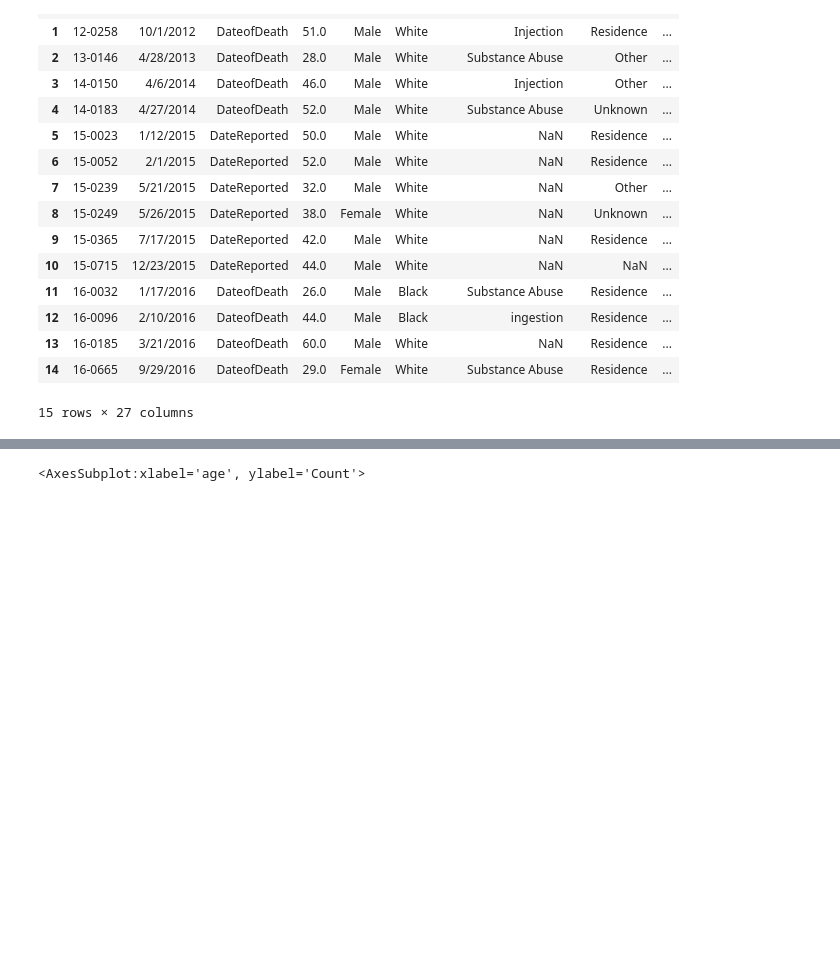
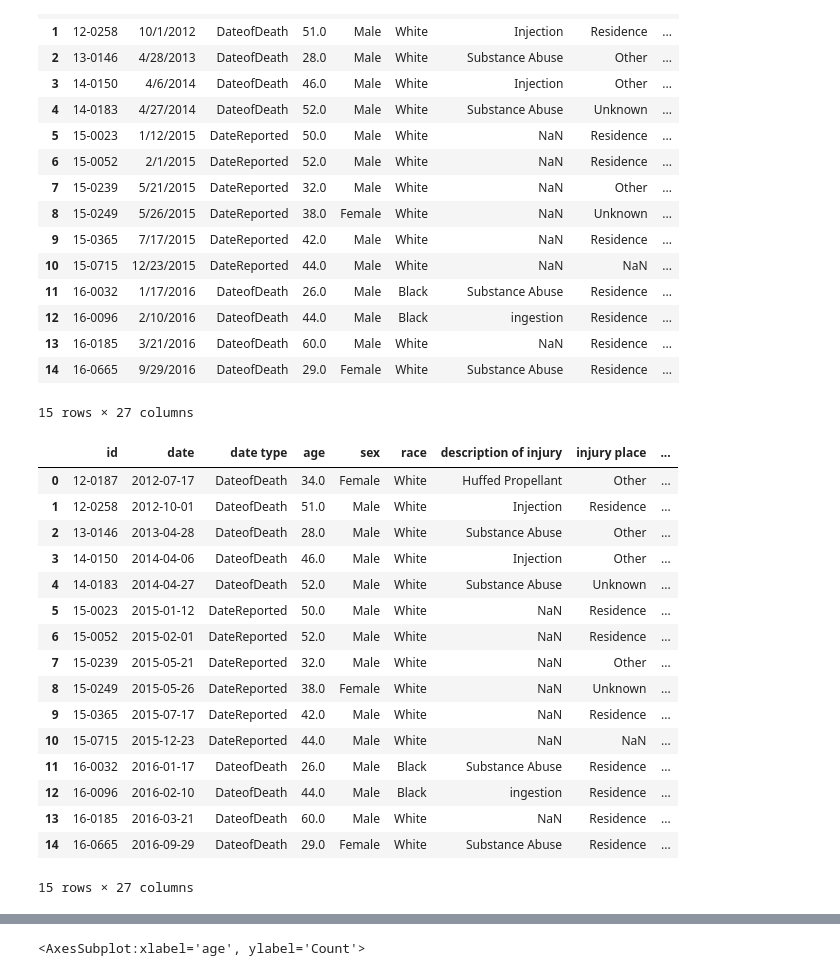
Before and after one commit to OlinaZhu/BIS634_qz258, a Jupyter notebook: Project/Data Exploration.ipynb, the cells around one changed output, grey strips where cells are left out. Drawn from its saved outputs; the diff is of its cells as text; code cells hidden in the pictures; blank space fills up the shorter version.

```diff
--- a/Project/Data Exploration.ipynb
+++ b/Project/Data Exploration.ipynb
@@ -49,3 +62,25 @@ data.head(15)
+# %%
+# updating data with type_of_drug
+data[["heroin", "cocaine", "fentanyl", "fentanyl analogue", "oxycodone", "oxymorphone", "ethanol", "hydrocodone",	"benzodiazepine", "methadone", "amphet", "tramad", "morphine (not heroin)", "hydromorphone", "xylazine", "other", "opiate nos",	"any opioid"]] = type_of_drug
+data.head(15)
+# %% [output]
+|  | id | date | date type | age | sex | race | description of injury | injury place | ... |
+| 0 | 12-0187 | 2012-07-17 | DateofDeath | 34.0 | Female | White | Huffed Propellant | Other | ... |
+| 1 | 12-0258 | 2012-10-01 | DateofDeath | 51.0 | Male | White | Injection | Residence | ... |
+| 2 | 13-0146 | 2013-04-28 | DateofDeath | 28.0 | Male | White | Substance Abuse | Other | ... |
+| 3 | 14-0150 | 2014-04-06 | DateofDeath | 46.0 | Male | White | Injection | Other | ... |
+| 4 | 14-0183 | 2014-04-27 | DateofDeath | 52.0 | Male | White | Substance Abuse | Unknown | ... |
+| 5 | 15-0023 | 2015-01-12 | DateReported | 50.0 | Male | White | NaN | Residence | ... |
+| 6 | 15-0052 | 2015-02-01 | DateReported | 52.0 | Male | White | NaN | Residence | ... |
+| 7 | 15-0239 | 2015-05-21 | DateReported | 32.0 | Male | White | NaN | Other | ... |
+| 8 | 15-0249 | 2015-05-26 | DateReported | 38.0 | Female | White | NaN | Unknown | ... |
+| 9 | 15-0365 | 2015-07-17 | DateReported | 42.0 | Male | White | NaN | Residence | ... |
+| 10 | 15-0715 | 2015-12-23 | DateReported | 44.0 | Male | White | NaN | NaN | ... |
+| 11 | 16-0032 | 2016-01-17 | DateofDeath | 26.0 | Male | Black | Substance Abuse | Residence | ... |
+| 12 | 16-0096 | 2016-02-10 | DateofDeath | 44.0 | Male | Black | ingestion | Residence | ... |
+| 13 | 16-0185 | 2016-03-21 | DateofDeath | 60.0 | Male | White | NaN | Residence | ... |
+| 14 | 16-0665 | 2016-09-29 | DateofDeath | 29.0 | Female | White | Substance Abuse | Residence | ... |
+15 rows × 27 columns
 # %%
 # overall dataset description
 print("There are", len(data), "rows in the dataset and", len(data.columns), "variables.")
```
Also changed, not shown: parts of 5 cells of this notebook, 32 other files.
